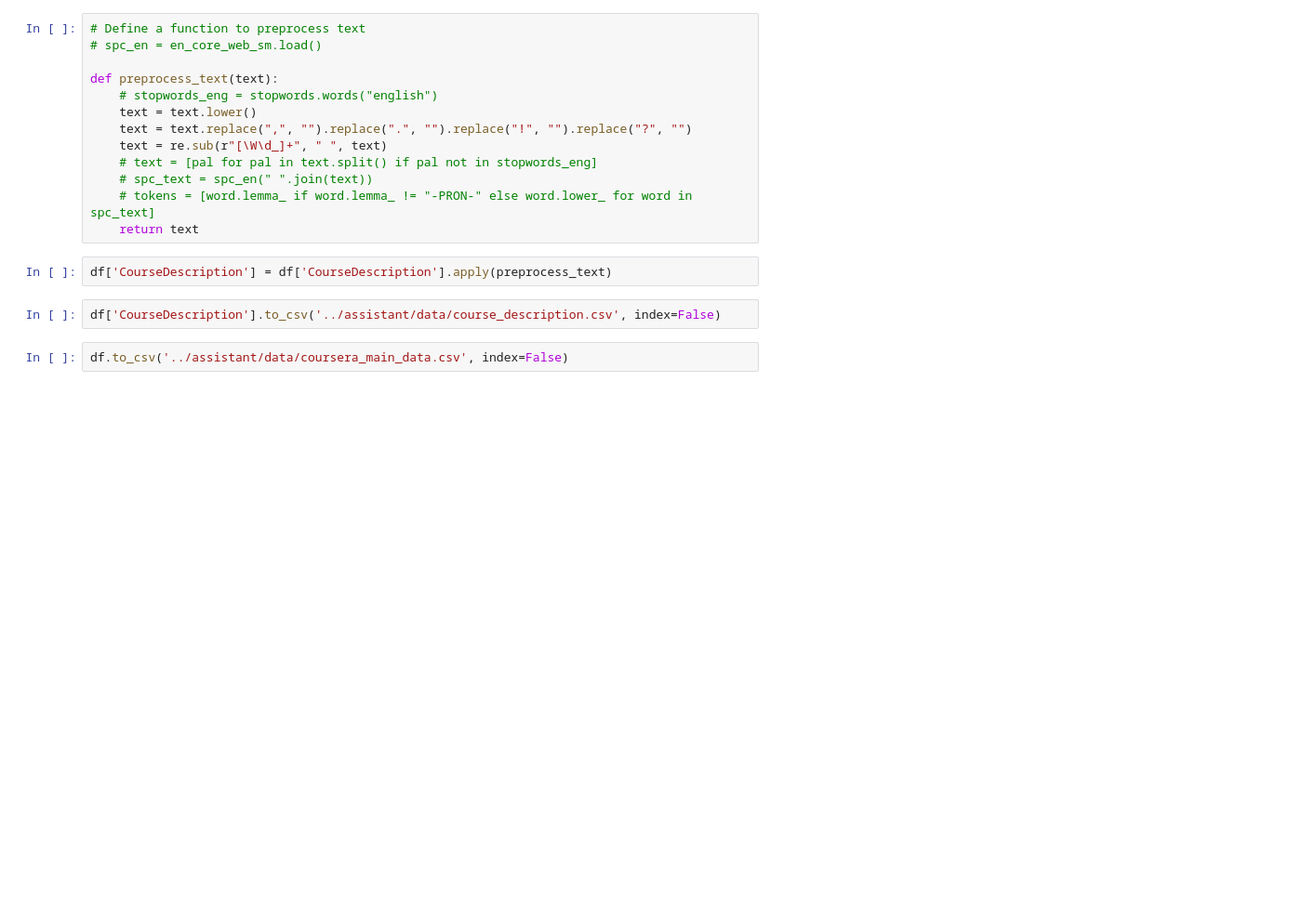
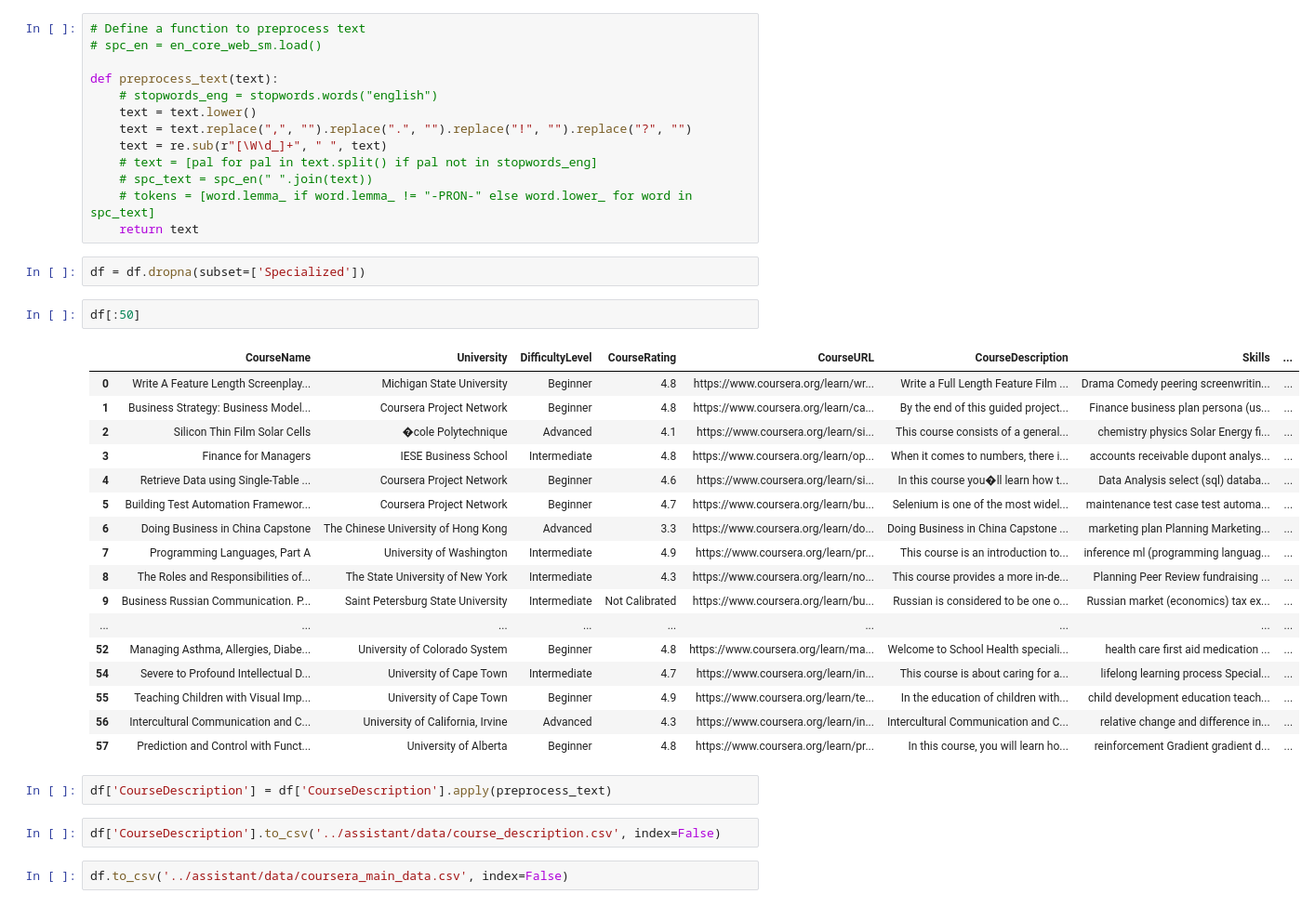
Before and after one commit to ThanhHung2112/Courssistant, a Jupyter notebook: notebooks/data_preprocessing.ipynb, the cells around one changed output. Shown: that part at 93% size. Saved outputs shown, nothing was run; the diff lists cells and outputs as text; blank space fills up the shorter version.

```diff
--- a/notebooks/data_preprocessing.ipynb
+++ b/notebooks/data_preprocessing.ipynb
@@ -40,6 +44,28 @@ def preprocess_text(text):
     # spc_text = spc_en(" ".join(text))
     # tokens = [word.lemma_ if word.lemma_ != "-PRON-" else word.lower_ for word in spc_text]
     return text
+# %%
+df = df.dropna(subset=['Specialized'])
+# %%
+df[:50]
+# %% [output]
+|  | CourseName | University | DifficultyLevel | CourseRating | CourseURL | CourseDescription | Skills | ... |
+| 0 | Write A Feature Length Screenplay... | Michigan State University | Beginner | 4.8 | https://www.coursera.org/learn/wr... | Write a Full Length Feature Film ... | Drama Comedy peering screenwritin... | ... |
+| 1 | Business Strategy: Business Model... | Coursera Project Network | Beginner | 4.8 | https://www.coursera.org/learn/ca... | By the end of this guided project... | Finance business plan persona (us... | ... |
+| 2 | Silicon Thin Film Solar Cells | �cole Polytechnique | Advanced | 4.1 | https://www.coursera.org/learn/si... | This course consists of a general... | chemistry physics Solar Energy fi... | ... |
+| 3 | Finance for Managers | IESE Business School | Intermediate | 4.8 | https://www.coursera.org/learn/op... | When it comes to numbers, there i... | accounts receivable dupont analys... | ... |
+| 4 | Retrieve Data using Single-Table ... | Coursera Project Network | Beginner | 4.6 | https://www.coursera.org/learn/si... | In this course you�ll learn how t... | Data Analysis select (sql) databa... | ... |
+| 5 | Building Test Automation Framewor... | Coursera Project Network | Beginner | 4.7 | https://www.coursera.org/learn/bu... | Selenium is one of the most widel... | maintenance test case test automa... | ... |
+| 6 | Doing Business in China Capstone | The Chinese University of Hong Kong | Advanced | 3.3 | https://www.coursera.org/learn/do... | Doing Business in China Capstone ... | marketing plan Planning Marketing... | ... |
+| 7 | Programming Languages, Part A | University of Washington | Intermediate | 4.9 | https://www.coursera.org/learn/pr... | This course is an introduction to... | inference ml (programming languag... | ... |
+| 8 | The Roles and Responsibilities of... | The State University of New York | Intermediate | 4.3 | https://www.coursera.org/learn/no... | This course provides a more in-de... | Planning Peer Review fundraising ... | ... |
+| 9 | Business Russian Communication. P... | Saint Petersburg State University | Intermediate | Not Calibrated | https://www.coursera.org/learn/bu... | Russian is considered to be one o... | Russian market (economics) tax ex... | ... |
+| ... | ... | ... | ... | ... | ... | ... | ... | ... |
+| 52 | Managing Asthma, Allergies, Diabe... | University of Colorado System | Beginner | 4.8 | https://www.coursera.org/learn/ma... | Welcome to School Health speciali... | health care first aid medication ... | ... |
+| 54 | Severe to Profound Intellectual D... | University of Cape Town | Intermediate | 4.7 | https://www.coursera.org/learn/in... | This course is about caring for a... | lifelong learning process Special... | ... |
+| 55 | Teaching Children with Visual Imp... | University of Cape Town | Beginner | 4.9 | https://www.coursera.org/learn/te... | In the education of children with... | child development education teach... | ... |
+| 56 | Intercultural Communication and C... | University of California, Irvine | Advanced | 4.3 | https://www.coursera.org/learn/in... | Intercultural Communication and C... | relative change and difference in... | ... |
+| 57 | Prediction and Control with Funct... | University of Alberta | Beginner | 4.8 | https://www.coursera.org/learn/pr... | In this course, you will learn ho... | reinforcement Gradient gradient d... | ... |
 # %%
 df['CourseDescription'] = df['CourseDescription'].apply(preprocess_text)
 # %%
```
Also changed, not shown: parts of 2 cells of this notebook, 10 other files.
